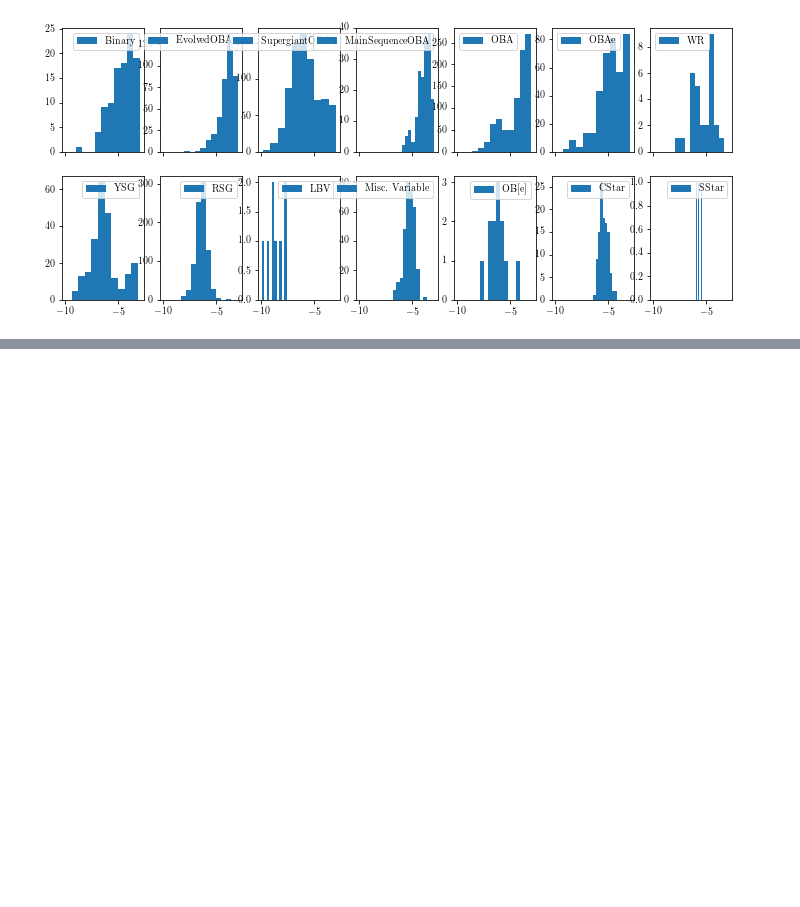
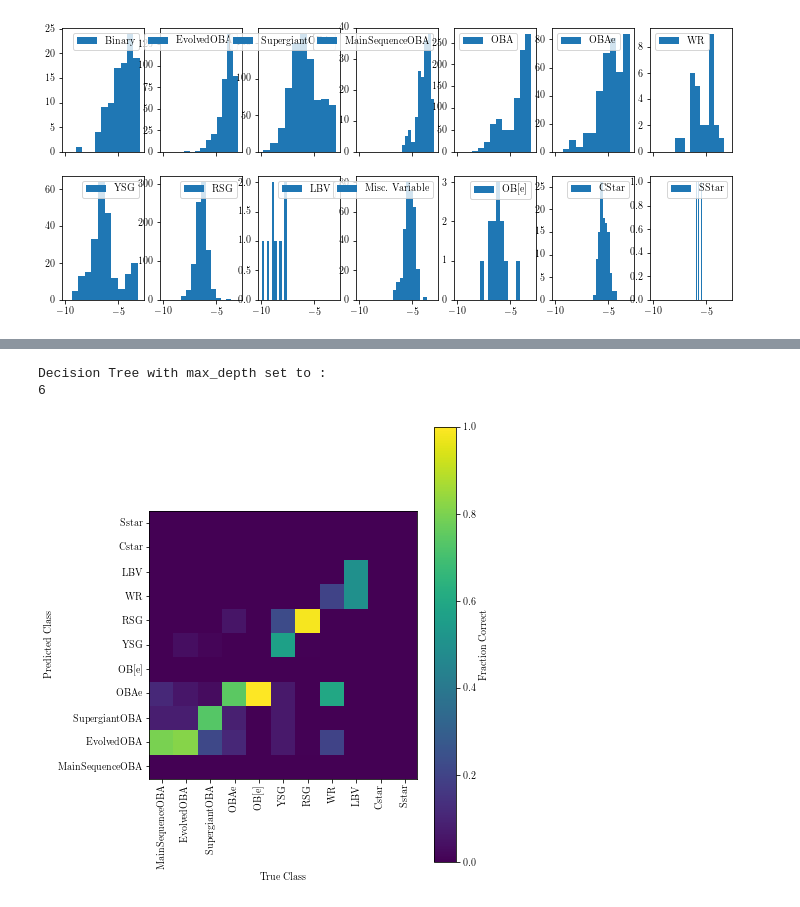
Before and after one commit to tzdwi/GaiaSprintMassive, a Jupyter notebook: WISE/code/classify.ipynb, the cells around one changed output, grey strips where cells are left out. Saved outputs shown, nothing was run; the diff lists cells and outputs as text; code cells hidden in the pictures; blank space fills up the shorter version.

Commit message:
fancy new ~*decision trees*~

```diff
--- a/WISE/code/classify.ipynb
+++ b/WISE/code/classify.ipynb
@@ -293,0 +221,53 @@ for i,cl in enumerate(joined['Class'][joined['Class']!='Unknown/Candidate'].uniq
+# %%
+from sklearn.tree import DecisionTreeClassifier
+from sklearn.model_selection import GridSearchCV
+from sklearn.model_selection import train_test_split
+
+training_indices = [c not in np.array(['Binary','Misc. Variable','OBA','Unknown/Candidate'])
+ for c in joined['Class']]
+training_data = joined[training_indices].fillna(value=-999)
+X = training_data[['G-J','J-H','H-K','K-W1','W1-W2','W2-W3','W3-W4','M_G','M_W1']]
+y = training_data['Class']
+
+X_train, X_test, y_train, y_test = train_test_split(
+    X, y, test_size=0.2, random_state=np.random.randint(1))
+
+params = {'max_depth': np.arange(2,15,1)}
+grid = GridSearchCV(DecisionTreeClassifier(), params)
+grid.fit(X_train, y_train)
+
+tree = grid.best_estimator_
+#tree = DecisionTreeRegressor(max_depth=5)
+max_depth = tree.max_depth
+print('Decision Tree with max_depth set to :')
+print(max_depth)
+tree.fit(X,y)
+y_check = tree.predict(X_test)
+# %% [output]
+Decision Tree with max_depth set to :
+6
+# %%
+out_arr = []
+possible_classes = ['MainSequenceOBA','EvolvedOBA','SupergiantOBA','OBAe','OB[e]','YSG',
+                   'RSG','WR','LBV','Cstar','Sstar']
+for true_class in possible_classes:
+    sub_arr = []
+    indices = y_test == true_class
+    for classified in possible_classes:
+        correct = y_check[(y_check == classified)&(y_test == true_class)]
+        try:
+            sub_arr.append(len(correct)/len(y_test[y_test==true_class]))
+        except:
+            sub_arr.append(0)
+    out_arr.append(sub_arr)
+out_arr = np.array(out_arr)
+fig = plt.figure(figsize=(6,8))
+plt.imshow(out_arr.T, origin='lower')
+plt.yticks(ticks=np.arange(len(possible_classes)),labels=possible_classes)
+plt.xticks(ticks=np.arange(len(possible_classes)),labels=possible_classes,rotation='vertical')
+plt.xlabel('True Class')
+plt.ylabel('Predicted Class')
+plt.colorbar(label='Fraction Correct')
+plt.savefig('fraction_correct_colors_only.pdf');
+# %% [output]
+[figure, added]
```
Also changed, not shown: parts of 12 cells of this notebook, 12 other files.
